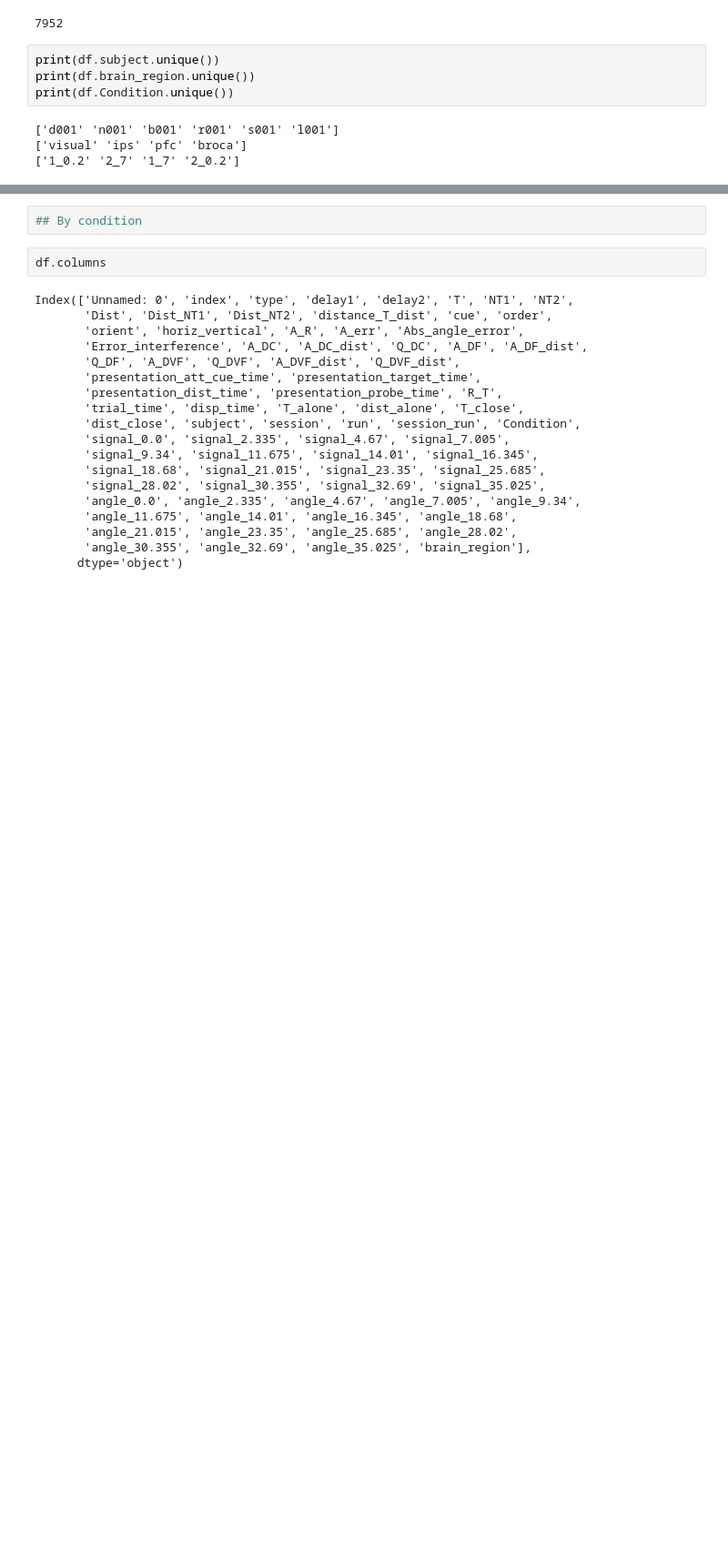
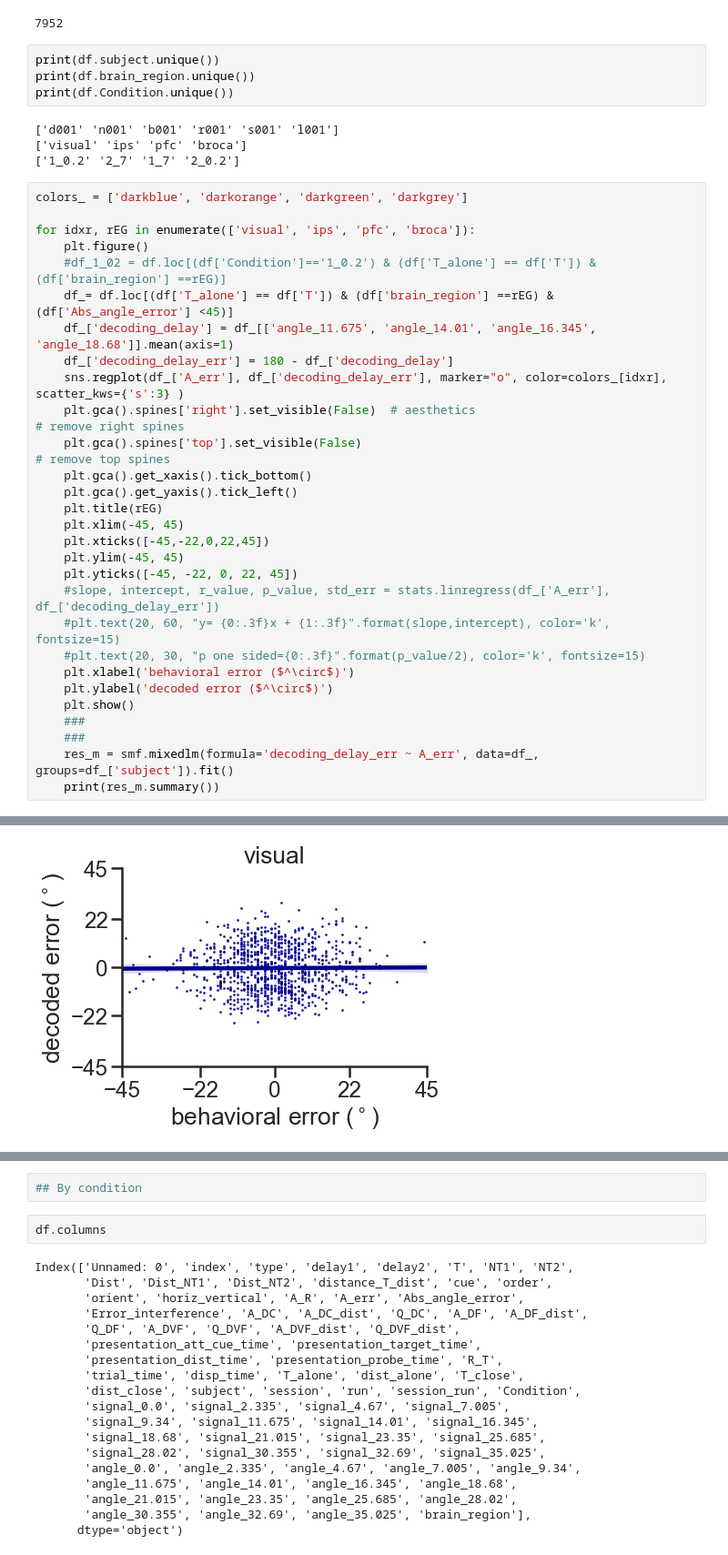
Before and after one commit to davidbestue/encoding, a Jupyter notebook: scripts/plots/IEM/Target_decoding_behaviour_simple.ipynb, the cells around one changed output, grey strips where cells are left out. Shown at 91% size. Cells and saved outputs as stored; diff of their text form; blank space fills up the shorter version.

```diff
--- a/scripts/plots/IEM/Target_decoding_behaviour_simple.ipynb
+++ b/scripts/plots/IEM/Target_decoding_behaviour_simple.ipynb
@@ -30,3 +31,33 @@ print(df.Condition.unique())
 ['d001' 'n001' 'b001' 'r001' 's001' 'l001']
 ['visual' 'ips' 'pfc' 'broca']
 ['1_0.2' '2_7' '1_7' '2_0.2']
+# %%
+colors_ = ['darkblue', 'darkorange', 'darkgreen', 'darkgrey']
+
+for idxr, rEG in enumerate(['visual', 'ips', 'pfc', 'broca']):
+    plt.figure()
+    #df_1_02 = df.loc[(df['Condition']=='1_0.2') & (df['T_alone'] == df['T']) & (df['brain_region'] ==rEG)]
+    df_= df.loc[(df['T_alone'] == df['T']) & (df['brain_region'] ==rEG) & (df['Abs_angle_error'] <45)]
+    df_['decoding_delay'] = df_[['angle_11.675', 'angle_14.01', 'angle_16.345', 'angle_18.68']].mean(axis=1)
+    df_['decoding_delay_err'] = 180 - df_['decoding_delay']
+    sns.regplot(df_['A_err'], df_['decoding_delay_err'], marker="o", color=colors_[idxr], scatter_kws={'s':3} )
+    plt.gca().spines['right'].set_visible(False)  # aesthetics                                                                              # remove right spines
+    plt.gca().spines['top'].set_visible(False)                                                                                  # remove top spines
+    plt.gca().get_xaxis().tick_bottom()
+    plt.gca().get_yaxis().tick_left()
+    plt.title(rEG)
+    plt.xlim(-45, 45)
+    plt.xticks([-45,-22,0,22,45])
+    plt.ylim(-45, 45)
+    plt.yticks([-45, -22, 0, 22, 45])
+    #slope, intercept, r_value, p_value, std_err = stats.linregress(df_['A_err'], df_['decoding_delay_err'])
+    #plt.text(20, 60, "y= {0:.3f}x + {1:.3f}".format(slope,intercept), color='k', fontsize=15)
+    #plt.text(20, 30, "p one sided={0:.3f}".format(p_value/2), color='k', fontsize=15)
+    plt.xlabel('behavioral error ($^\circ$)')
+    plt.ylabel('decoded error ($^\circ$)')
+    plt.show()
+    ###
+    ###
+    res_m = smf.mixedlm(formula='decoding_delay_err ~ A_err', data=df_, groups=df_['subject']).fit()
+    print(res_m.summary())
+# %% [output]
@@ -32,0 +73 @@ print(df.Condition.unique())
+[figure, added]
```
Also changed, not shown: parts of 4 cells of this notebook.
